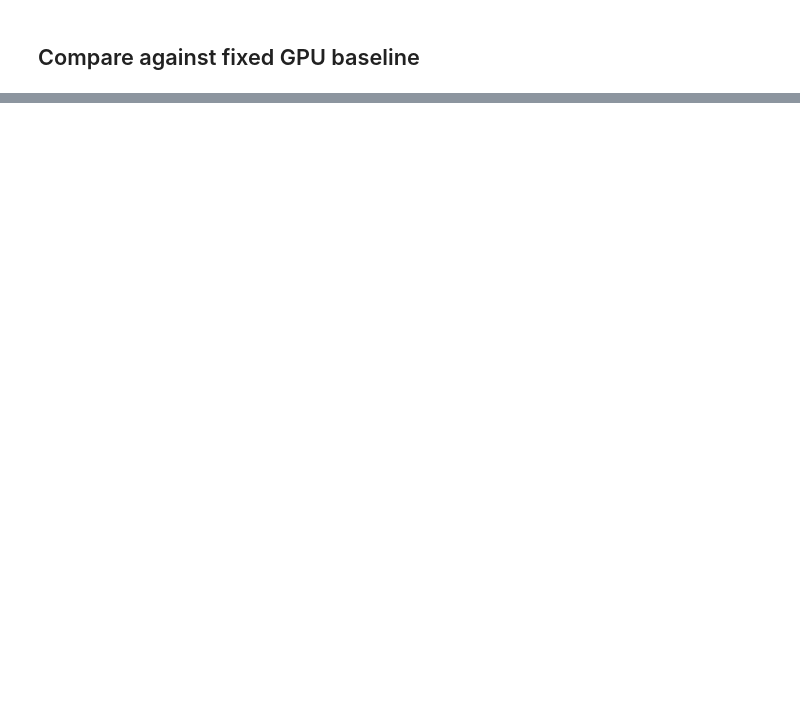
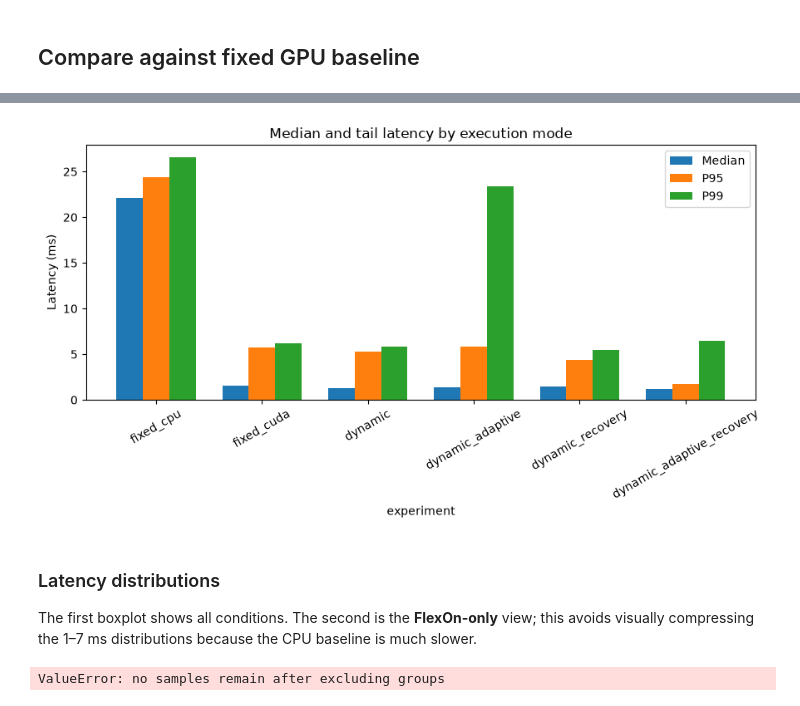
Before and after one commit to HaZaRdOuSDeVeLoPeR/FlexOn-Adaptive-OnDevice-ML-Inference-Framework, a Jupyter notebook: experiments.ipynb, the cells around one changed output, grey strips where cells are left out. Cells and saved outputs as stored; diff of their text form; code cells hidden in the pictures; blank space fills up the shorter version.

```diff
--- a/experiments.ipynb
+++ b/experiments.ipynb
@@ -298,0 +375,22 @@ Before using the results in the report/presentation, verify:
+# %%
+fig = plot_tail_latency(
+    pooled_summary,
+    title="Median and tail latency by execution mode",
+)
+fig.show()
+# %% [output]
+[figure, added]
+# %% [markdown]
+### Latency distributions
+
+The first boxplot shows all conditions. The second is the **FlexOn-only** view; this avoids visually compressing the 1–7 ms distributions because the CPU baseline is much slower.
+# %%
+samples = latency_samples_dataframe(records)
+fig = plot_latency_distribution(
+    samples,
+    exclude_groups=[],
+    title="End-to-end latency distribution — all configurations",
+)
+fig.show()
+# %% [output]
+ValueError: no samples remain after excluding groups
```
Also changed, not shown: parts of 29 cells of this notebook, 54 other files.
